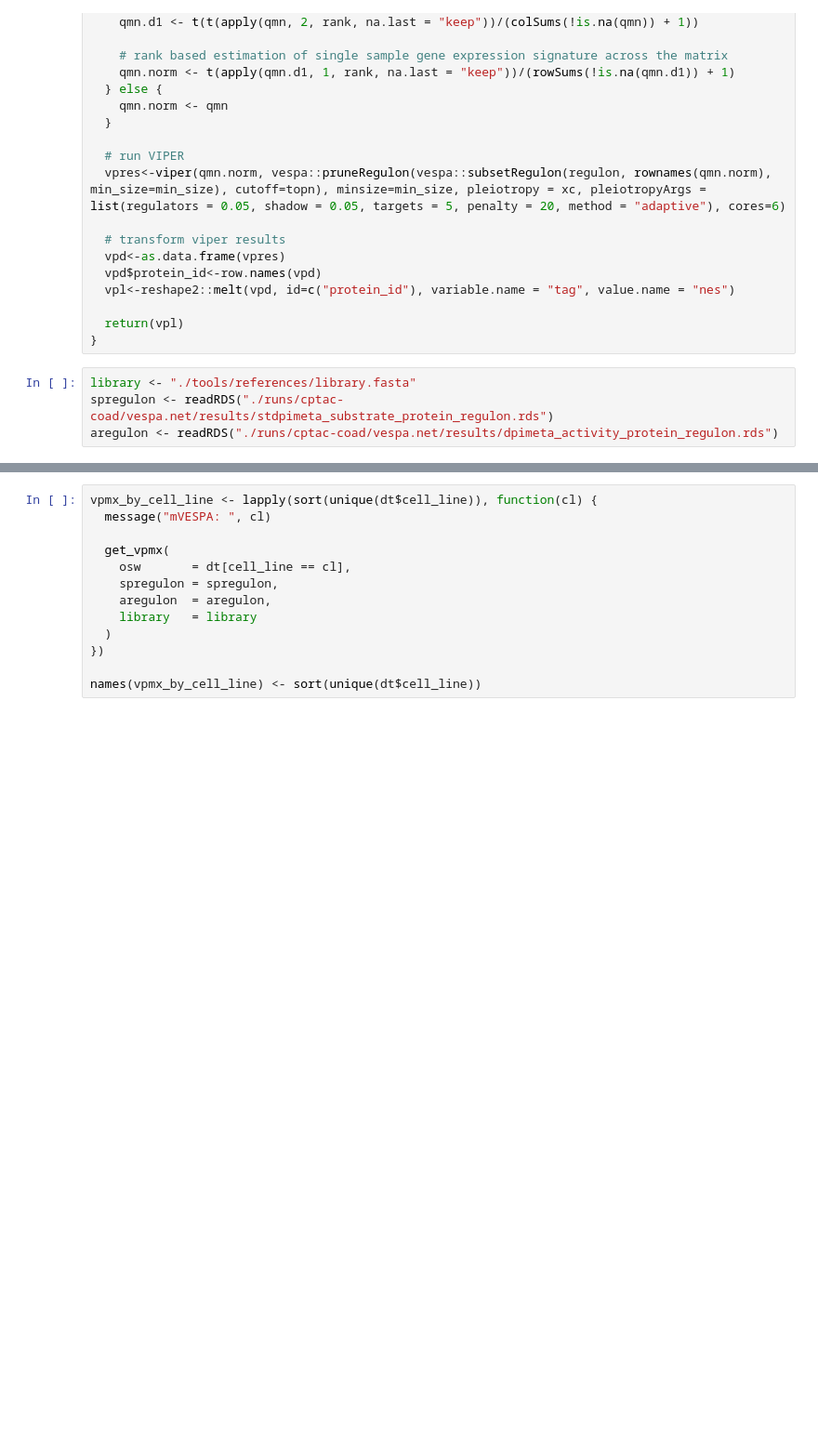
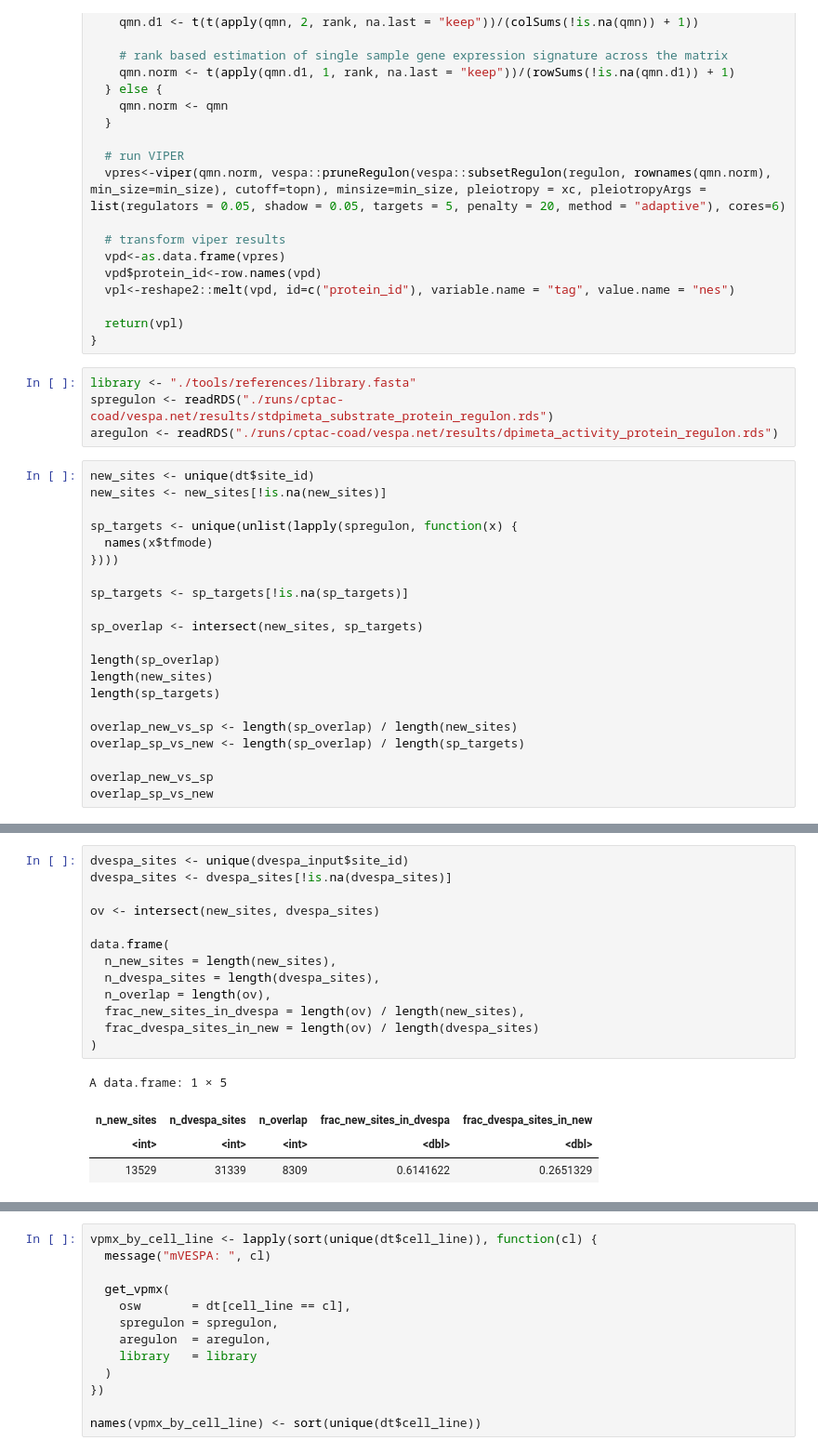
Before and after one commit to yknkns/signalfibration, a Jupyter notebook: docs/00-3_u54-dp_data_acquisition.ipynb, the cells around one changed output, grey strips where cells are left out. Shown at 93% size. Saved outputs shown, nothing was run; the diff lists cells and outputs as text; blank space fills up the shorter version.

```diff
--- a/docs/00-3_u54-dp_data_acquisition.ipynb
+++ b/docs/00-3_u54-dp_data_acquisition.ipynb
@@ -156,3 +156,24 @@ viperize<-function(osw, regulon, min_size = 10, topn = 500, xc = TRUE, normalize
 library <- "./tools/references/library.fasta"
 spregulon <- readRDS("./runs/cptac-coad/vespa.net/results/stdpimeta_substrate_protein_regulon.rds")
 aregulon <- readRDS("./runs/cptac-coad/vespa.net/results/dpimeta_activity_protein_regulon.rds")
+# %%
+new_sites <- unique(dt$site_id)
+new_sites <- new_sites[!is.na(new_sites)]
+
+sp_targets <- unique(unlist(lapply(spregulon, function(x) {
+  names(x$tfmode)
+})))
+
+sp_targets <- sp_targets[!is.na(sp_targets)]
+
+sp_overlap <- intersect(new_sites, sp_targets)
+
+length(sp_overlap)
+length(new_sites)
+length(sp_targets)
+
+overlap_new_vs_sp <- length(sp_overlap) / length(new_sites)
+overlap_sp_vs_new <- length(sp_overlap) / length(sp_targets)
+
+overlap_new_vs_sp
+overlap_sp_vs_new
@@ -158,0 +209,18 @@ aregulon <- readRDS("./runs/cptac-coad/vespa.net/results/dpimeta_activity_protei
+# %%
+dvespa_sites <- unique(dvespa_input$site_id)
+dvespa_sites <- dvespa_sites[!is.na(dvespa_sites)]
+
+ov <- intersect(new_sites, dvespa_sites)
+
+data.frame(
+  n_new_sites = length(new_sites),
+  n_dvespa_sites = length(dvespa_sites),
+  n_overlap = length(ov),
+  frac_new_sites_in_dvespa = length(ov) / length(new_sites),
+  frac_dvespa_sites_in_new = length(ov) / length(dvespa_sites)
+)
+# %% [output]
+A data.frame: 1 × 5
+| n_new_sites | n_dvespa_sites | n_overlap | frac_new_sites_in_dvespa | frac_dvespa_sites_in_new |
+| <int> | <int> | <int> | <dbl> | <dbl> |
+| 13529 | 31339 | 8309 | 0.6141622 | 0.2651329 |
```
Also changed, not shown: parts of 3 cells of this notebook.
